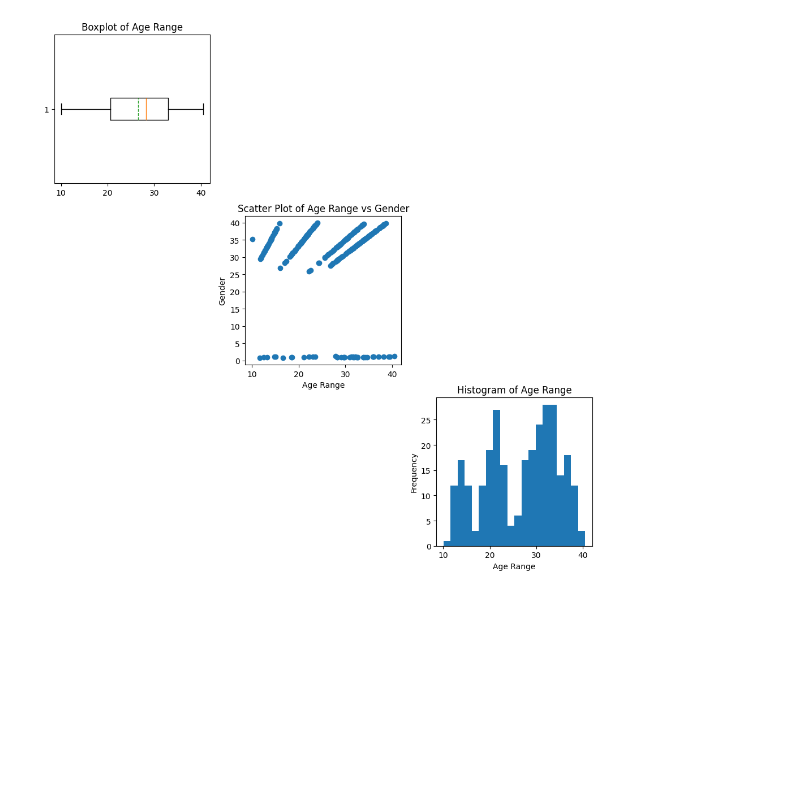
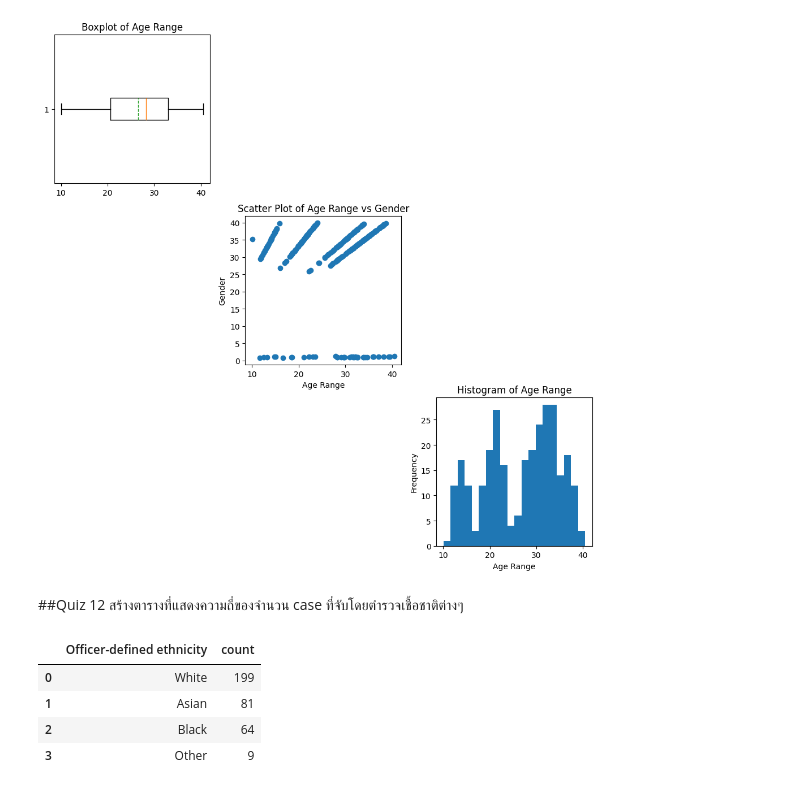
Before and after one commit to WhoAreYou1224/datavis2025, a Jupyter notebook: Copy_of_Visualize_Data_Distribution.ipynb, the cells around one changed output. Cells and saved outputs as stored; diff of their text form; code cells hidden in the pictures; blank space fills up the shorter version.

Commit message:
quiz 12

```diff
--- a/Copy_of_Visualize_Data_Distribution.ipynb
+++ b/Copy_of_Visualize_Data_Distribution.ipynb
@@ -437,3 +437,13 @@ Try using .loc[row_indexer,col_indexer] = value instead
 See the caveats in the documentation: https://pandas.pydata.org/pandas-docs/stable/user_guide/indexing.html#returning-a-view-versus-a-copy
   stopandsearch_df_dropna['Age range'] = stopandsearch_df_dropna['Age range'] * list_of_rn
 [figure]
+# %% [markdown]
+##Quiz 12 สร้างตารางที่แสดงความถี่ของจำนวน case ที่จับโดยตำรวจเชื้อชาติต่างๆ
+# %%
+display(stopandsearch_df['Officer-defined ethnicity'].value_counts().reset_index())
+# %% [output]
+|  | Officer-defined ethnicity | count |
+| 0 | White | 199 |
+| 1 | Asian | 81 |
+| 2 | Black | 64 |
+| 3 | Other | 9 |
```
